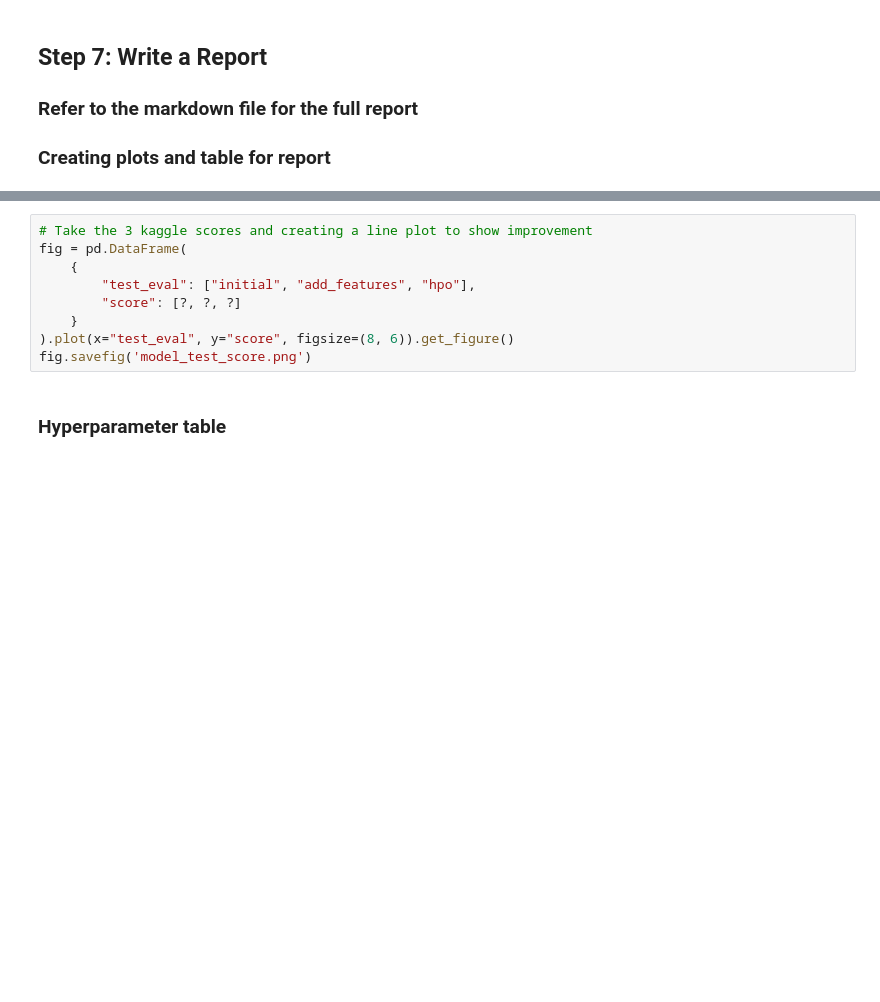
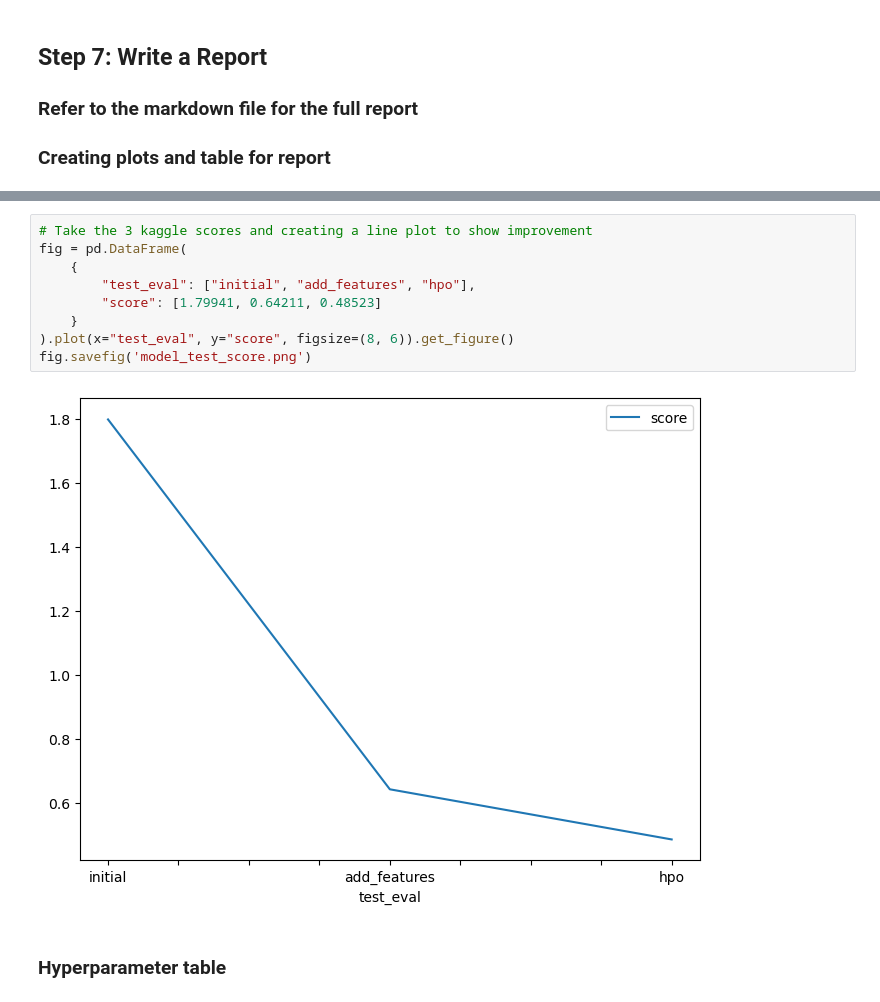
Before and after one commit to Nahom4258/cd0385-project-starter, a Jupyter notebook: project/project-template.ipynb, the cells around one changed output, grey strips where cells are left out. Drawn from its saved outputs; the diff is of its cells as text; blank space fills up the shorter version.

```diff
--- a/project/project-template.ipynb
+++ b/project/project-template.ipynb
@@ -391,12 +645,14 @@ fig.savefig('model_train_score.png')
 # %%
 # Take the 3 kaggle scores and creating a line plot to show improvement
 fig = pd.DataFrame(
     {
         "test_eval": ["initial", "add_features", "hpo"],
-        "score": [?, ?, ?]
+        "score": [1.79941, 0.64211, 0.48523]
     }
 ).plot(x="test_eval", y="score", figsize=(8, 6)).get_figure()
 fig.savefig('model_test_score.png')
+# %% [output]
+[figure, added]
 # %% [markdown]
 ### Hyperparameter table
 # %%
```
Also changed, not shown: parts of 31 cells of this notebook, 1 other file.
